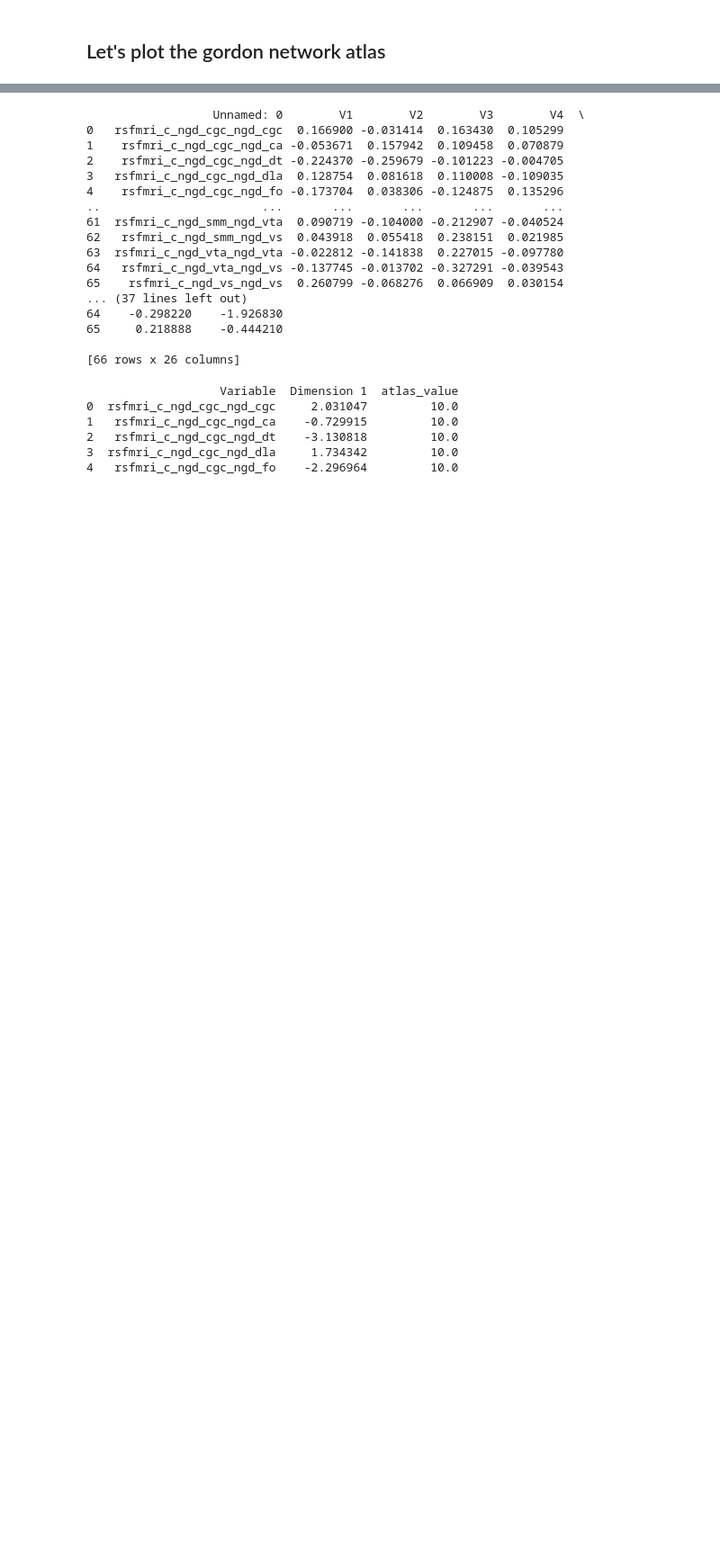
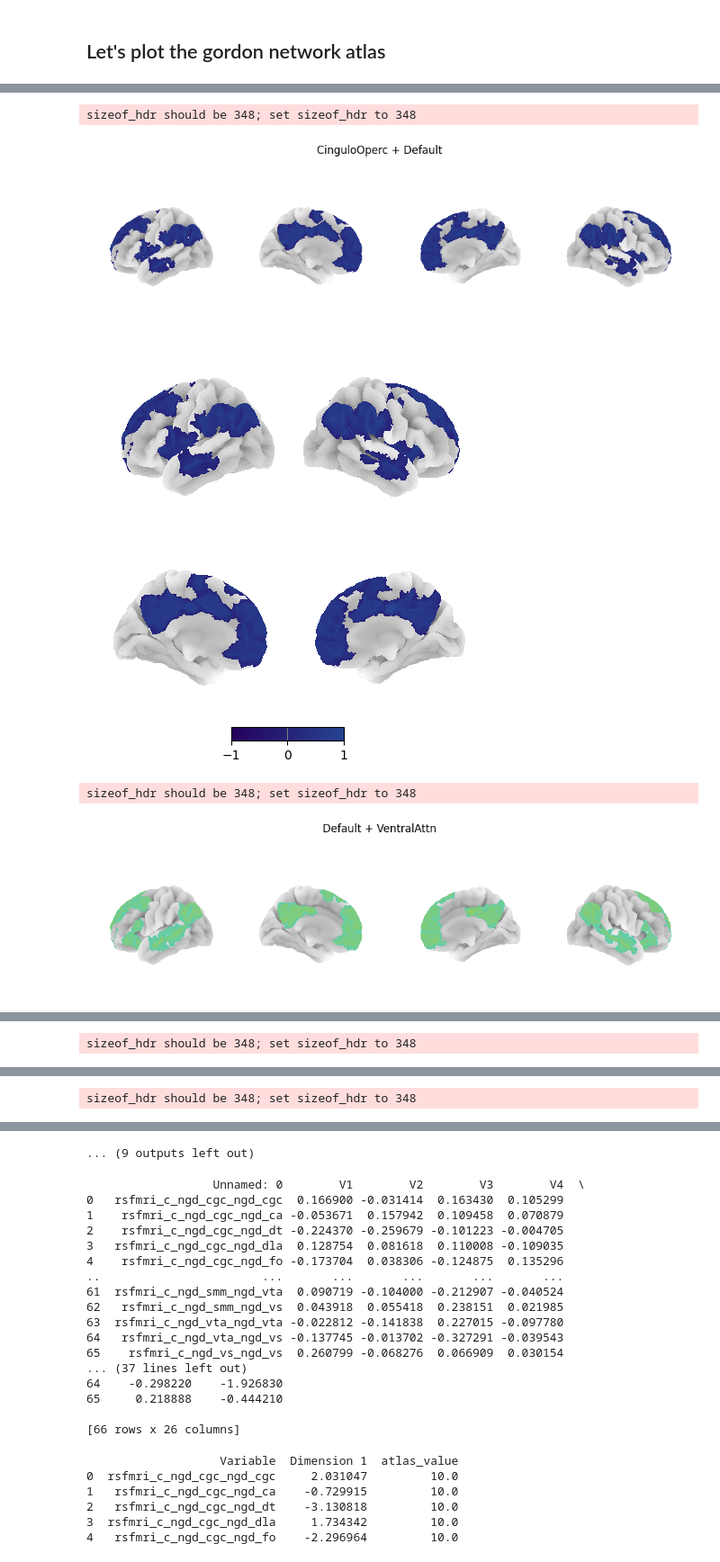
Before and after one commit to chlohamp/abcd-plsc, a Jupyter notebook: plsc-figures.ipynb, the cells around one changed output, grey strips where cells are left out. Shown at 90% size. Cells and saved outputs as stored; diff of their text form; code cells hidden in the pictures; blank space fills up the shorter version.

```diff
--- a/plsc-figures.ipynb
+++ b/plsc-figures.ipynb
@@ -32,2 +0,0 @@ import matplotlib.pyplot as plt
-# %%
-cmap = "tab20"
@@ -185,3 +41,5 @@ from matplotlib.gridspec import GridSpec
+# %%
+fig_dir = "./derivatives/none-reduced/figures"
 # %%
 def assign_region_names(df, missing=False):
     """
@@ -559,0 +426,58 @@ sizeof_hdr should be 348; set sizeof_hdr to 348
+# %%
+# Fetch fsaverage surface
+surf = datasets.fetch_surf_fsaverage()
+
+# Load Gordon atlas
+img = nib.load("./gordon_networks_222.nii")
+data = img.get_fdata()
+affine = img.affine
+hdr = img.header
+
+# Define network pairs for each map
+network_pairs = [
+    (10, 1),  # CinguloOperc + Default
+    (1, 11),  # Default + VentralAttn
+    (1, 1),  # Default + Default
+    (1, 4),  # Default + Visual
+    (4, 4),  # Visual + Visual
+    (1, 3),  # Default + SensoriMouth
+    (11, 4)  # VentralAttn + Visual
+]
+
+# Labels
+network_map = {
+    10: "CinguloOperc",
+    1: "Default",
+    11: "VentralAttn",
+    4: "Visual",
+    3: "SensoriMouth",
+}
+
+colors = [cmap1, cmap2, cmap3, cmap4, cmap1, cmap2, cmap3]
+
+# Loop through each pair
+for (net1, net2), color in zip(network_pairs, colors):
+    # Ensure binary 0/1 mask
+    mask_vol = np.where((data == net1) | (data == net2), 1, 0).astype(np.uint8)
+    mask_img = nib.Nifti1Image(mask_vol, affine, hdr)
+
+    # Title and filename
+    label = f"{network_map[net1]} + {network_map[net2]}"
+    filename = f"{network_map[net1]}-{network_map[net2]}.nii.gz"
+    output_path = join(fig_dir, filename)
+
+    # Save NIfTI
+    nib.save(mask_img, output_path)
+
+    # Plot
+    fig_stat, fig_img = plot_surfaces(
+        nifti=mask_img, surf=surf, cmap=color, vmax=1, threshold=0.01
+    )
+    fig_stat.suptitle(label, y=0.9)
+    plt.show()
+# %% [output]
+sizeof_hdr should be 348; set sizeof_hdr to 348
+[figure, added]
+[figure, added]
+sizeof_hdr should be 348; set sizeof_hdr to 348
+[figure, added]
@@ -559,0 +485 @@ sizeof_hdr should be 348; set sizeof_hdr to 348
+sizeof_hdr should be 348; set sizeof_hdr to 348
@@ -559,0 +488 @@ sizeof_hdr should be 348; set sizeof_hdr to 348
+sizeof_hdr should be 348; set sizeof_hdr to 348
@@ -560,3 +491,4 @@ sizeof_hdr should be 348; set sizeof_hdr to 348
+... (9 outputs left out)
 # %%
 rsi_bootdf = pd.read_csv("./derivatives/none-reduced/rni-brain_P-components.csv")
 sociocult_bootdf = pd.read_csv("./derivatives/none-reduced/rni-sociocult_Q-components.csv")
```
Also changed, not shown: parts of 14 cells of this notebook.
